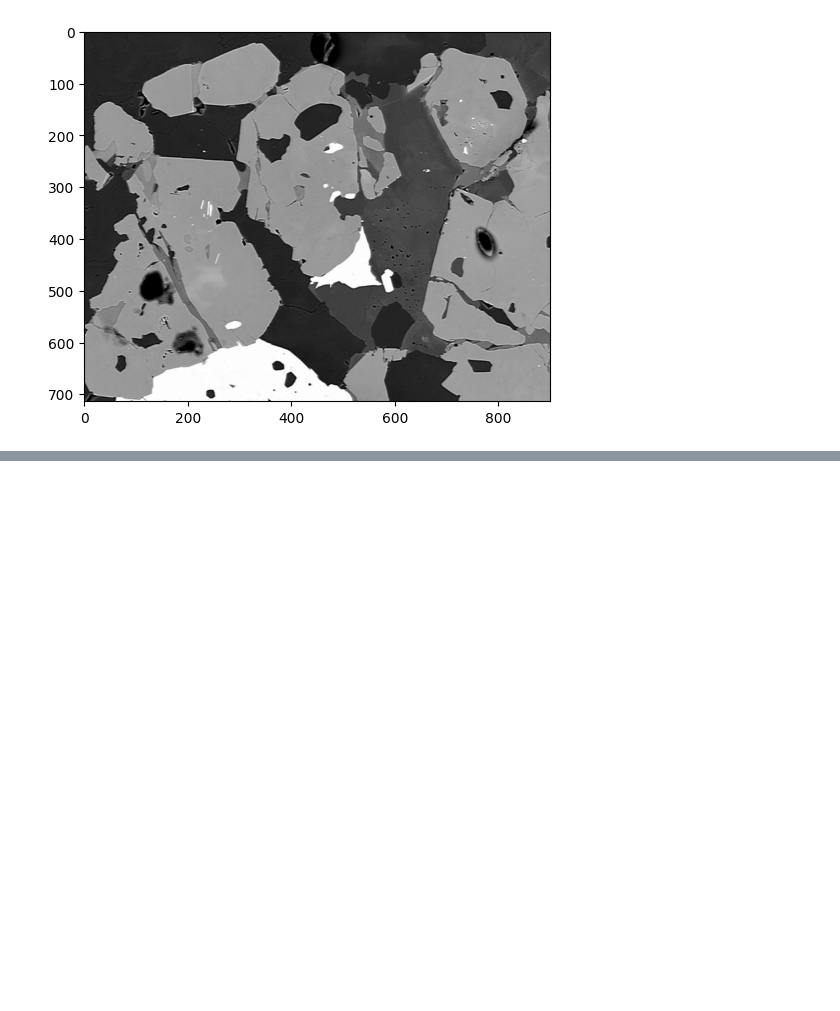
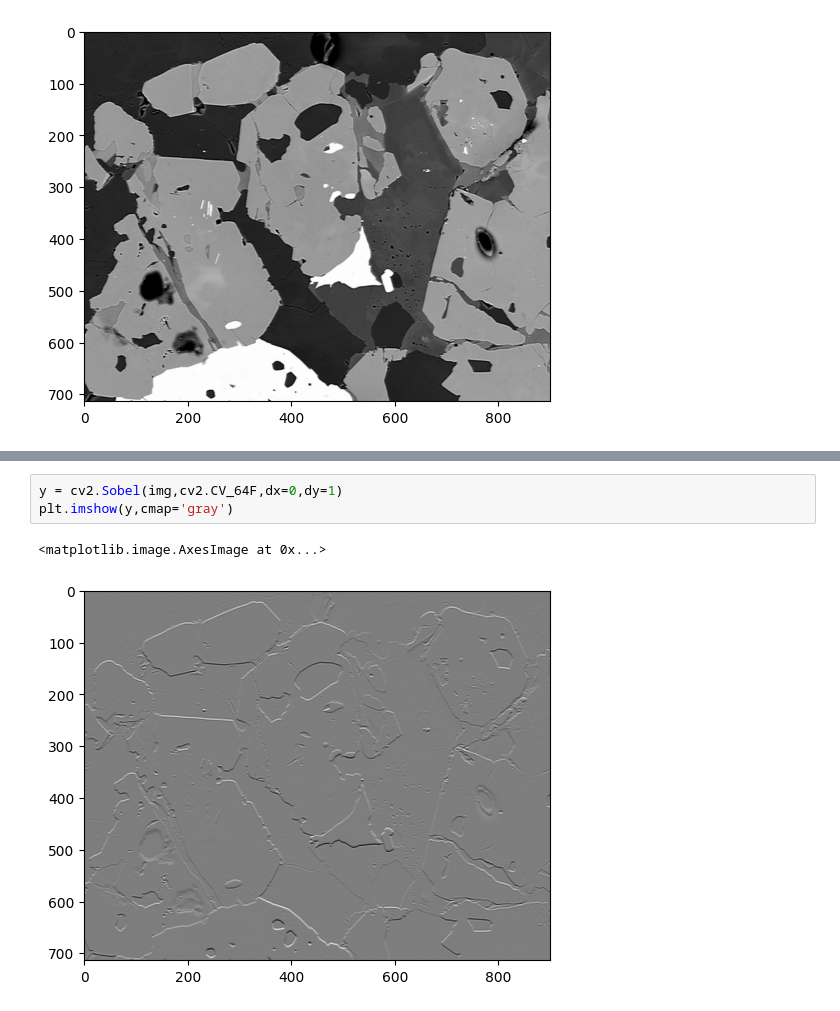
Before and after one commit to gowthaml15/Learning, a Jupyter notebook: image_processing/sobel_filter.ipynb, the cells around one changed output, grey strips where cells are left out. Cells and saved outputs as stored; diff of their text form; blank space fills up the shorter version.

```diff
--- a/image_processing/sobel_filter.ipynb
+++ b/image_processing/sobel_filter.ipynb
@@ -34,0 +45,6 @@ plt.imshow(img,cmap='gray')
+# %%
+y = cv2.Sobel(img,cv2.CV_64F,dx=0,dy=1)
+plt.imshow(y,cmap='gray')
+# %% [output]
+<matplotlib.image.AxesImage at 0x...>
+[figure, added]
```
Also changed, not shown: parts of 13 cells of this notebook, 4 other files.
